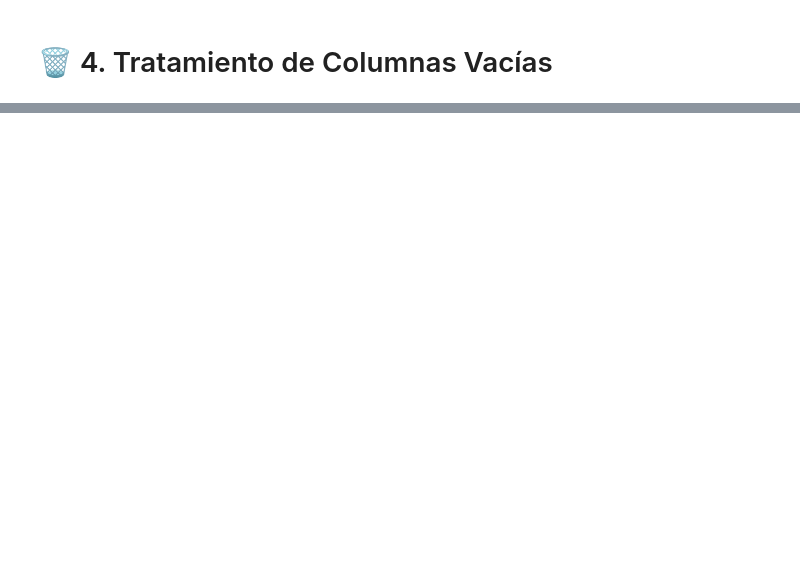
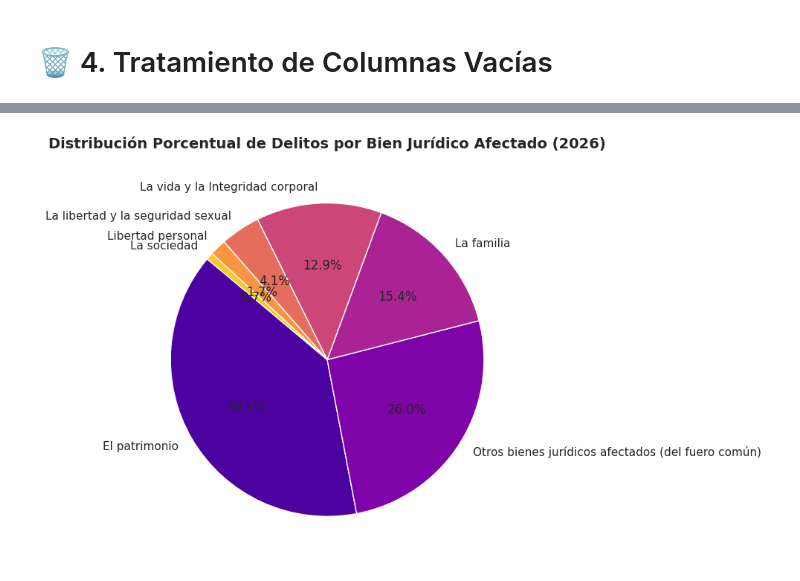
Before and after one commit to luis2506115-ai/limpieza_datos_pd, a Jupyter notebook: limpieza_datos.ipynb, the cells around one changed output, grey strips where cells are left out. Drawn from its saved outputs; the diff is of its cells as text; code cells hidden in the pictures; blank space fills up the shorter version.

```diff
--- a/limpieza_datos.ipynb
+++ b/limpieza_datos.ipynb
@@ -162,0 +199,22 @@ Nuevas dimensiones del Dataset: (3648, 11)
+# %%
+# Diccionario para mapear los meses en español a números
+meses_mapping = {
+    'Enero': 1,
+    'Febrero': 2,
+    'Marzo': 3,
+    'Abril': 4
+}
+
+# Crear columna auxiliar numérica para el mes
+df_tidy['mes_num'] = df_tidy['mes'].map(meses_mapping)
+
+# Crear la columna de fecha (suponiendo el primer día del mes para indexación de series de tiempo)
+df_tidy['fecha'] = pd.to_datetime(
+    df_tidy['anio'].astype(str) + '-' + df_tidy['mes_num'].astype(str).str.zfill(2) + '-01'
+)
+
+# Eliminar columna auxiliar numérica
+df_tidy.drop(columns=['mes_num'], inplace=True)
+
+print("✅ Columna de fecha temporal creada exitosamente.")
+df_tidy.head()
@@ -162,0 +286,20 @@ Nuevas dimensiones del Dataset: (3648, 11)
+# %%
+# 3. Distribución de Delitos por Bien Jurídico Afectado
+bienes_afectados = df_tidy.groupby('bien_juridico_afectado')['cantidad'].sum().sort_values(ascending=False).reset_index()
+
+plt.figure(figsize=(10, 6))
+colors = sns.color_palette("plasma", len(bienes_afectados))
+plt.pie(
+    bienes_afectados['cantidad'],
+    labels=bienes_afectados['bien_juridico_afectado'],
+    autopct='%1.1f%%',
+    startangle=140,
+    colors=colors,
+    wedgeprops={'edgecolor': 'white', 'linewidth': 1, 'antialiased': True}
+)
+
+plt.title("Distribución Porcentual de Delitos por Bien Jurídico Afectado (2026)", fontsize=14, fontweight='bold', pad=15)
+plt.tight_layout()
+plt.show()
+# %% [output]
+[figure, added]
```
Also changed, not shown: parts of 20 cells of this notebook, 1 other file.
